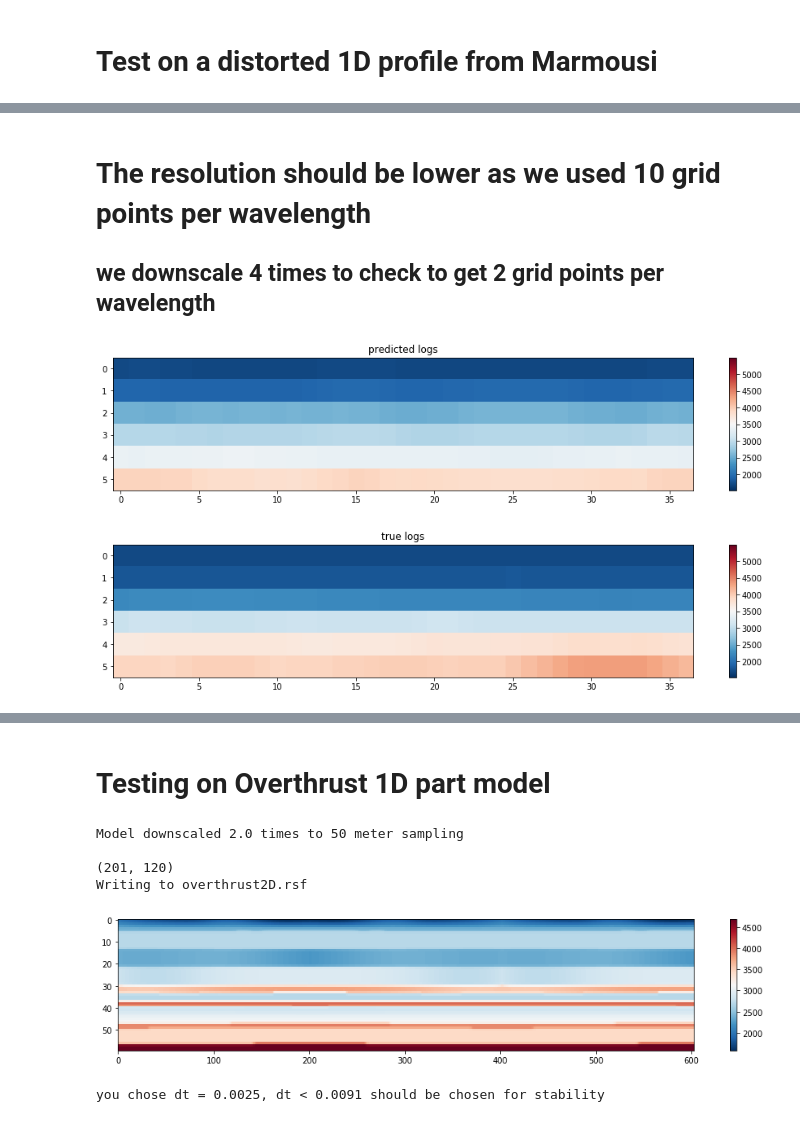
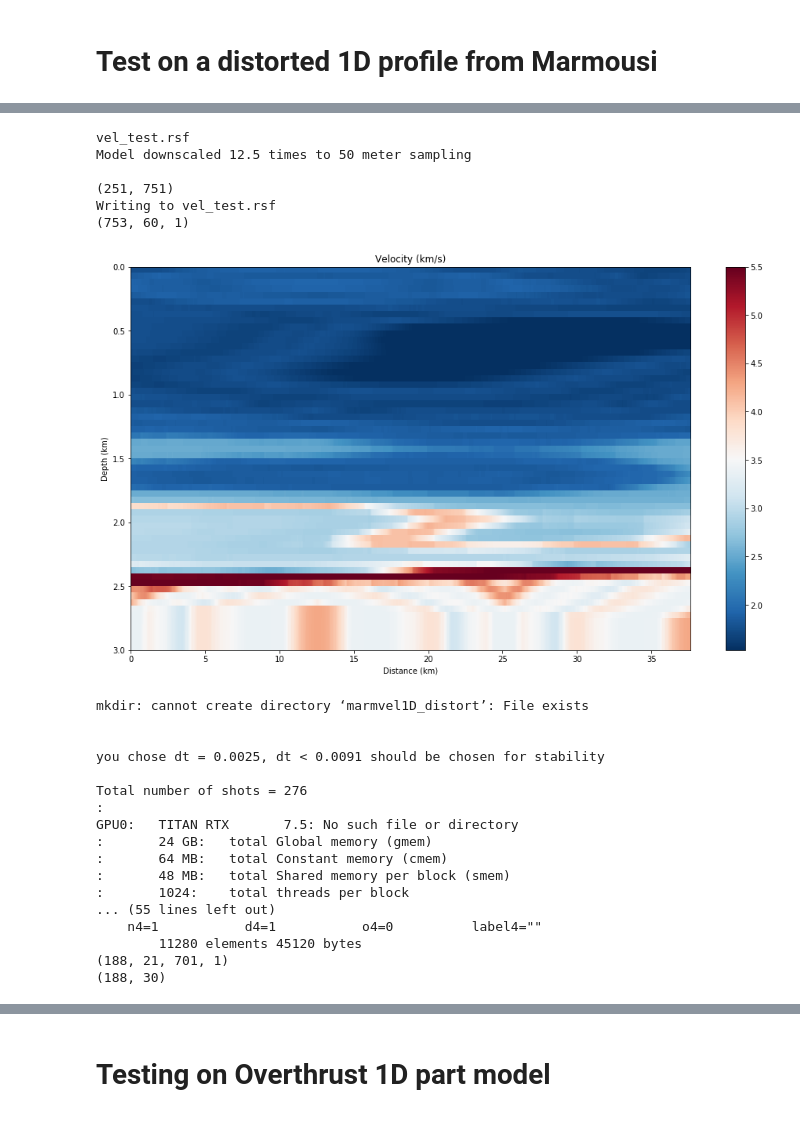
Before and after one commit to vkazei/deeplogs, a Jupyter notebook: data/velocity_logs_from_seismic.ipynb, the cells around one changed output, grey strips where cells are left out. Cells and saved outputs as stored; diff of their text form; code cells hidden in the pictures.

```diff
--- a/data/velocity_logs_from_seismic.ipynb
+++ b/data/velocity_logs_from_seismic.ipynb
@@ -827,25 +770,28 @@ plt.show()
-# %% [markdown]
-# The resolution should be lower as we used 10 grid points per wavelength
-
-## we downscale 4 times to check to get 2 grid points per wavelength
-# %%
-plt.figure(figsize=(16,3))
-ttt = T_scaler.inverse_transform(T_pred).T[:,:450]
-plt.imshow(resize(ttt, (ttt.shape[0]//5,ttt.shape[1]//5)))
-plt.axis("tight")
-plt.title("predicted logs")
-plt.clim(np.min(T_data), np.max(T_data_test))
-plt.colorbar()
-plt.show()
-
-plt.figure(figsize=(16,3))
-ttt = T_data_test.T[:,:450]
-plt.imshow(resize(ttt, (ttt.shape[0]//5,ttt.shape[1]//5)))
-plt.axis("tight")
-plt.title("true logs")
-plt.clim(np.min(T_data), np.max(T_data_test))
-plt.colorbar()
-plt.show()
-# %% [output]
-[figure, removed]
-[figure, removed]
+# %%
+cmd("cp marmvel1D.hh marmvel1D_distort.hh")
+test_on_model("marmvel1D_distort", distort_flag=True)
+# %% [output]
+vel_test.rsf
+Model downscaled 12.5 times to 50 meter sampling
+
+(251, 751)
+Writing to vel_test.rsf
+(753, 60, 1)
+[figure, added]
+mkdir: cannot create directory ‘marmvel1D_distort’: File exists
+
+
+you chose dt = 0.0025, dt < 0.0091 should be chosen for stability
+
+Total number of shots = 276
+:
+GPU0:   TITAN RTX       7.5: No such file or directory
+:       24 GB:   total Global memory (gmem)
+:       64 MB:   total Constant memory (cmem)
+:       48 MB:   total Shared memory per block (smem)
+:       1024:    total threads per block
+... (55 lines left out)
+    n4=1           d4=1           o4=0          label4=""
+        11280 elements 45120 bytes
+(188, 21, 701, 1)
+(188, 30)
@@ -852,27 +800,2 @@ plt.show()
 # %% [markdown]
 # Testing on Overthrust 1D part model
-# %%
-vel_test = generate_model(model_input="overthrust1D.hh", file_rescaled="overthrust2D.rsf", distort_flag=False)
-
-# vel_test = vel[:2000,:]
-plt.figure(figsize=(16,3))
-plt.imshow(vel_test[:,:].T)
-plt.axis("tight")
-plt.colorbar()
-plt.show()
-N = np.shape(vel_test)
-
-# check stability
-print(f"you chose dt = {dt}, dt < {dx/np.max(vel):.4f} should be chosen for stability \n")
-# force stability
-assert dt < dx/np.max(vel)
-
-ns = (N[0] - 2*sxbeg)//jgx
-ng = 2*(sxbeg-gxbeg)//jgx + 1
-# %% [output]
-Model downscaled 2.0 times to 50 meter sampling
-
-(201, 120)
-Writing to overthrust2D.rsf
-[figure, removed]
-you chose dt = 0.0025, dt < 0.0091 should be chosen for stability
```
Also changed, not shown: parts of 34 cells of this notebook.
